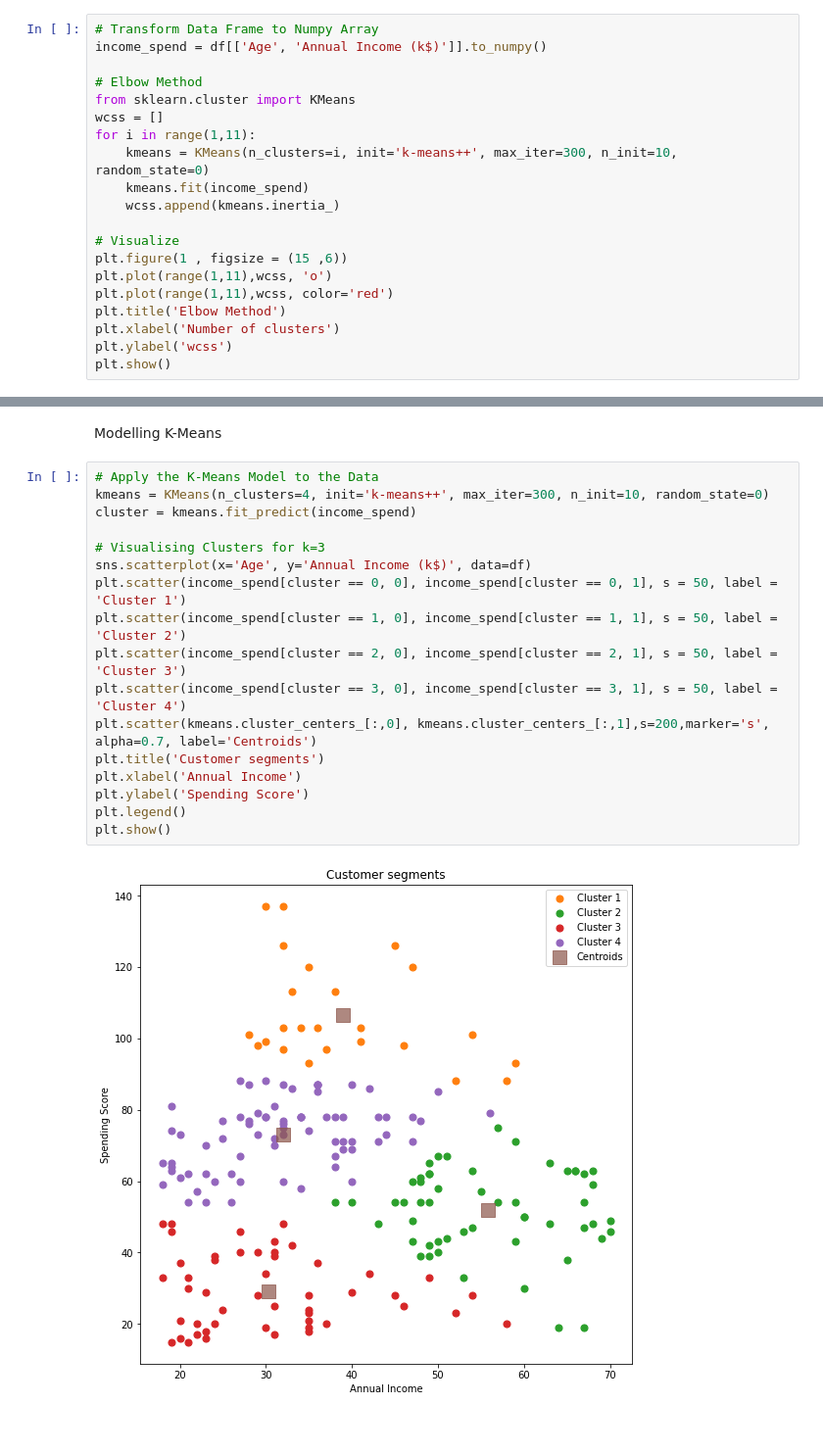
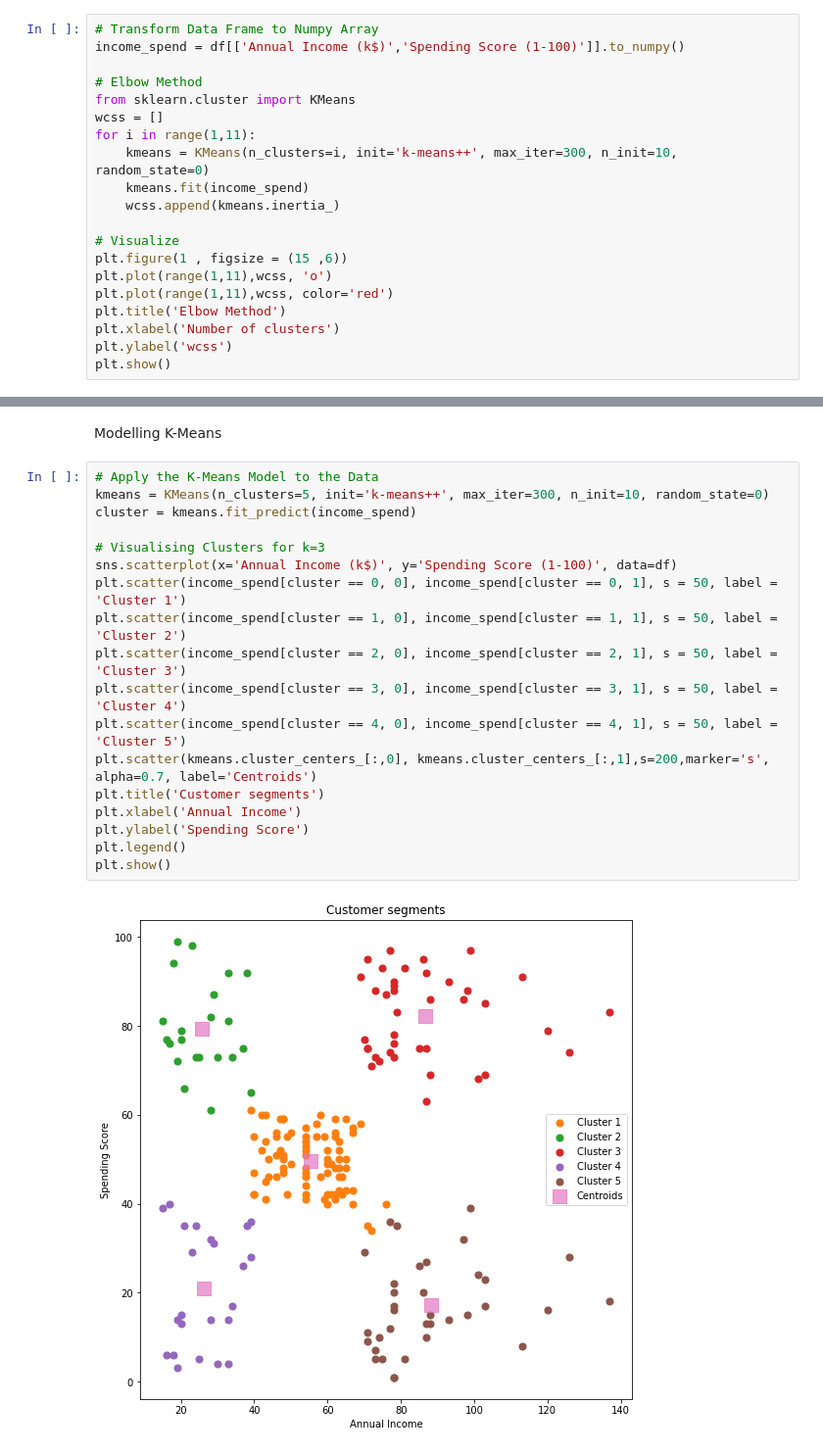
Before and after one commit to abduhsalam/Customer-Segmentation-Clustering, a Jupyter notebook: Customer_Segmentation_Clustering.ipynb, the cells around one changed output, grey strips where cells are left out. Shown at 98% size. Drawn from its saved outputs; the diff is of its cells as text.

```diff
--- a/Customer_Segmentation_Clustering.ipynb
+++ b/Customer_Segmentation_Clustering.ipynb
@@ -198,7 +206,7 @@ plt.show()
 # Segmentation using Annual Income and spending score
 # %%
 # Transform Data Frame to Numpy Array
-income_spend = df[['Age', 'Annual Income (k$)']].to_numpy()
+income_spend = df[['Annual Income (k$)','Spending Score (1-100)']].to_numpy()
 
 # Elbow Method
 from sklearn.cluster import KMeans
@@ -249,20 +257,21 @@ Best Cluster =  4
 Modelling K-Means
 # %%
 # Apply the K-Means Model to the Data
-kmeans = KMeans(n_clusters=4, init='k-means++', max_iter=300, n_init=10, random_state=0)
+kmeans = KMeans(n_clusters=5, init='k-means++', max_iter=300, n_init=10, random_state=0)
 cluster = kmeans.fit_predict(income_spend)
 
 # Visualising Clusters for k=3
-sns.scatterplot(x='Age', y='Annual Income (k$)', data=df)
+sns.scatterplot(x='Annual Income (k$)', y='Spending Score (1-100)', data=df)
 plt.scatter(income_spend[cluster == 0, 0], income_spend[cluster == 0, 1], s = 50, label = 'Cluster 1')
 plt.scatter(income_spend[cluster == 1, 0], income_spend[cluster == 1, 1], s = 50, label = 'Cluster 2')
 plt.scatter(income_spend[cluster == 2, 0], income_spend[cluster == 2, 1], s = 50, label = 'Cluster 3')
 plt.scatter(income_spend[cluster == 3, 0], income_spend[cluster == 3, 1], s = 50, label = 'Cluster 4')
+plt.scatter(income_spend[cluster == 4, 0], income_spend[cluster == 4, 1], s = 50, label = 'Cluster 5')
 plt.scatter(kmeans.cluster_centers_[:,0], kmeans.cluster_centers_[:,1],s=200,marker='s', alpha=0.7, label='Centroids')
 plt.title('Customer segments')
 plt.xlabel('Annual Income')
 plt.ylabel('Spending Score')
 plt.legend()
 plt.show()
 # %% [output]
-[figure, old version]
+[figure, new version]
```
Also changed, not shown: parts of 10 cells of this notebook.
